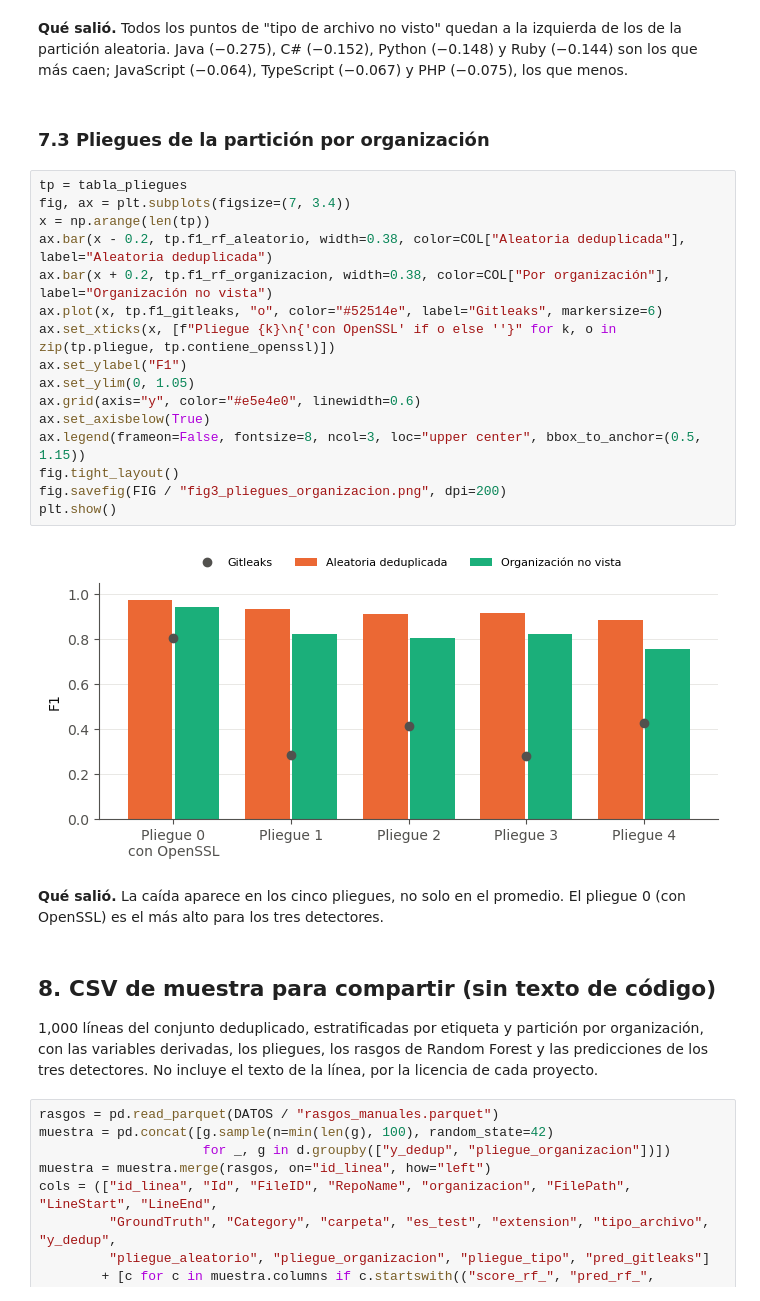
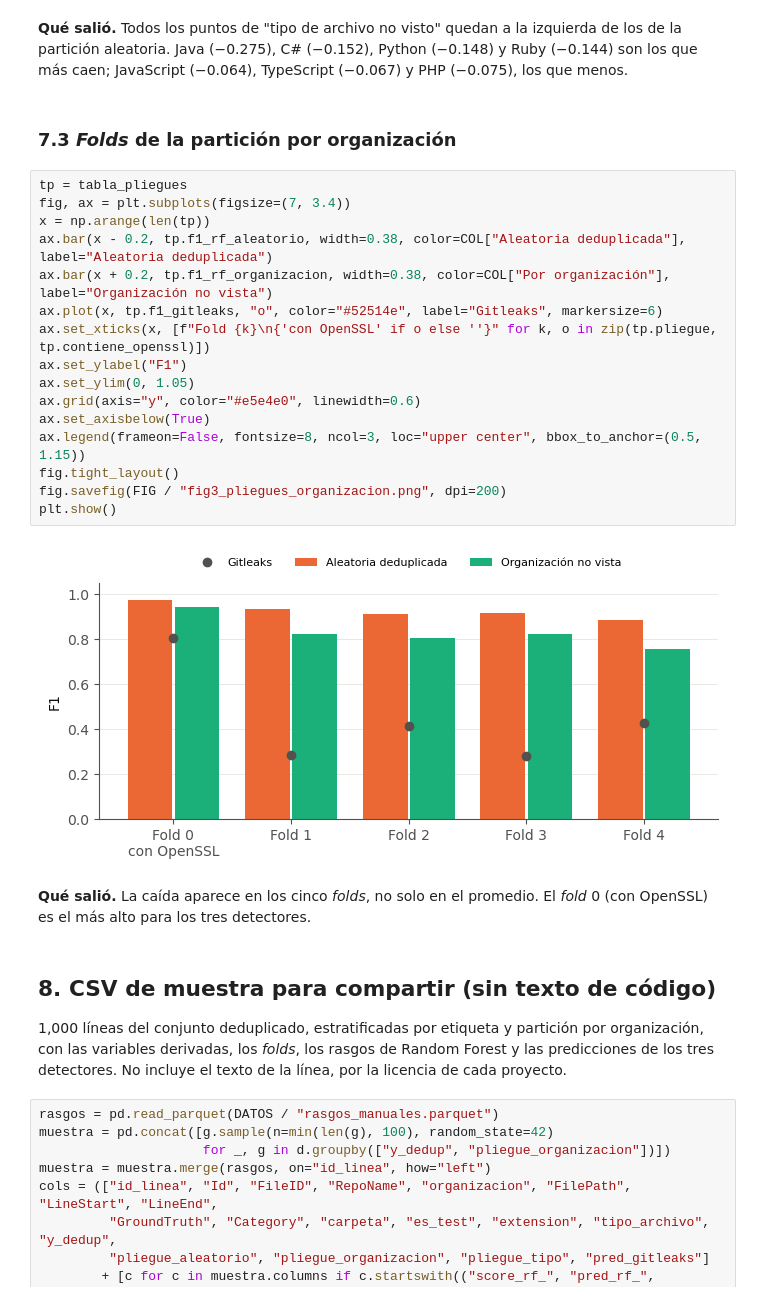
Before and after one commit to edward25nov/NewCodeCreds, a Jupyter notebook: notebooks/04_evaluacion_resultados.ipynb, the cells around one changed output. Saved outputs shown, nothing was run; the diff lists cells and outputs as text.

```diff
--- a/notebooks/04_evaluacion_resultados.ipynb
+++ b/notebooks/04_evaluacion_resultados.ipynb
@@ -413,33 +413,33 @@ if "f1_rf_tipo" in tabla_tipo:
 aleatoria. Java (−0.275), C# (−0.152), Python (−0.148) y Ruby (−0.144) son los que más caen;
 JavaScript (−0.064), TypeScript (−0.067) y PHP (−0.075), los que menos.
 # %% [markdown]
-### 7.3 Pliegues de la partición por organización
+### 7.3 *Folds* de la partición por organización
 # %%
 tp = tabla_pliegues
 fig, ax = plt.subplots(figsize=(7, 3.4))
 x = np.arange(len(tp))
 ax.bar(x - 0.2, tp.f1_rf_aleatorio, width=0.38, color=COL["Aleatoria deduplicada"], label="Aleatoria deduplicada")
 ax.bar(x + 0.2, tp.f1_rf_organizacion, width=0.38, color=COL["Por organización"], label="Organización no vista")
 ax.plot(x, tp.f1_gitleaks, "o", color="#52514e", label="Gitleaks", markersize=6)
-ax.set_xticks(x, [f"Pliegue {k}\n{'con OpenSSL' if o else ''}" for k, o in zip(tp.pliegue, tp.contiene_openssl)])
+ax.set_xticks(x, [f"Fold {k}\n{'con OpenSSL' if o else ''}" for k, o in zip(tp.pliegue, tp.contiene_openssl)])
 ax.set_ylabel("F1")
 ax.set_ylim(0, 1.05)
 ax.grid(axis="y", color="#e5e4e0", linewidth=0.6)
 ax.set_axisbelow(True)
 ax.legend(frameon=False, fontsize=8, ncol=3, loc="upper center", bbox_to_anchor=(0.5, 1.15))
 fig.tight_layout()
 fig.savefig(FIG / "fig3_pliegues_organizacion.png", dpi=200)
 plt.show()
 # %% [output]
-[figure, old version]
+[figure, new version]
 # %% [markdown]
-**Qué salió.** La caída aparece en los cinco pliegues, no solo en el promedio. El pliegue 0 (con OpenSSL)
+**Qué salió.** La caída aparece en los cinco *folds*, no solo en el promedio. El *fold* 0 (con OpenSSL)
 es el más alto para los tres detectores.
 # %% [markdown]
 ## 8. CSV de muestra para compartir (sin texto de código)
 
 1,000 líneas del conjunto deduplicado, estratificadas por etiqueta y partición por
-organización, con las variables derivadas, los pliegues, los rasgos de Random Forest y las
+organización, con las variables derivadas, los *folds*, los rasgos de Random Forest y las
 predicciones de los tres detectores. No incluye el texto de la línea, por la licencia de cada
 proyecto.
 # %%
```
Also changed, not shown: parts of 4 cells of this notebook, 9 other files.
